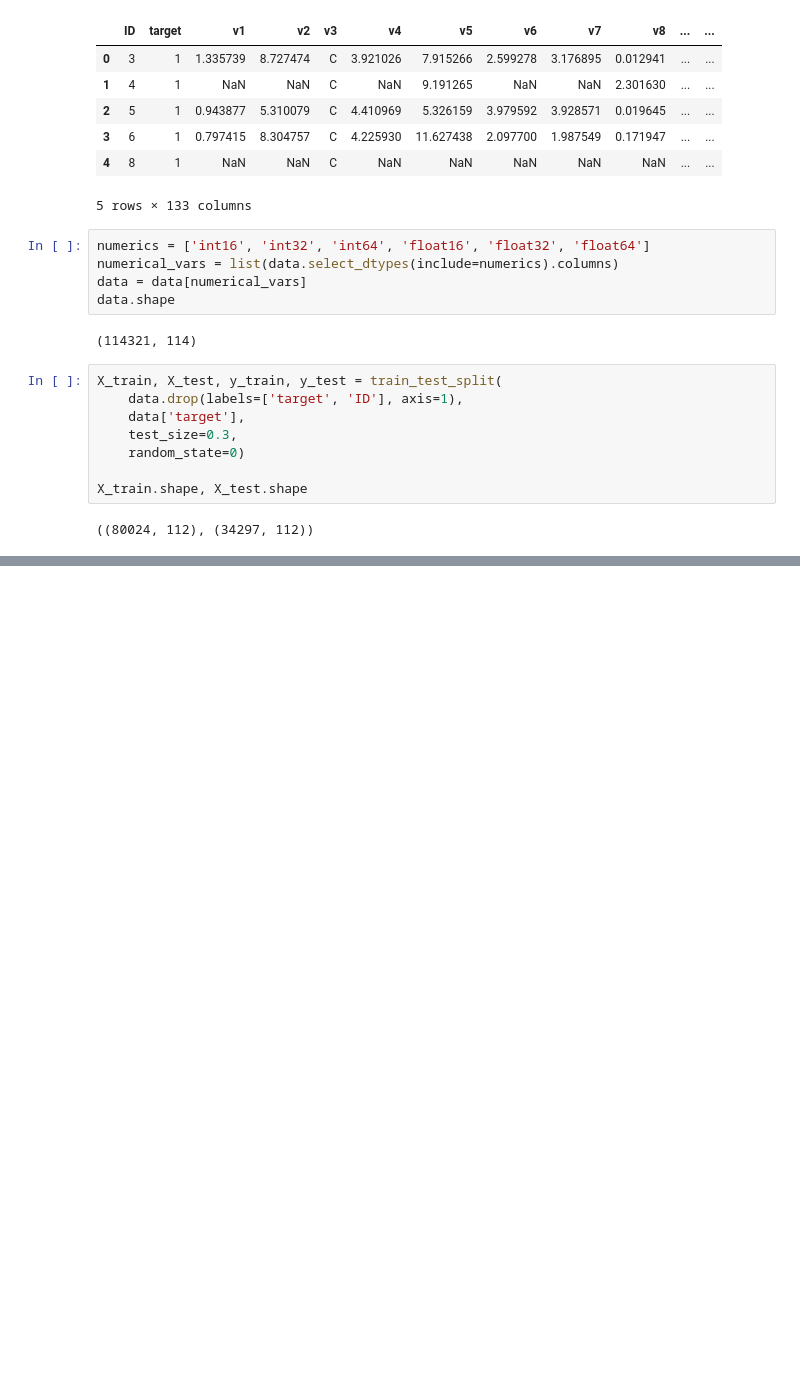
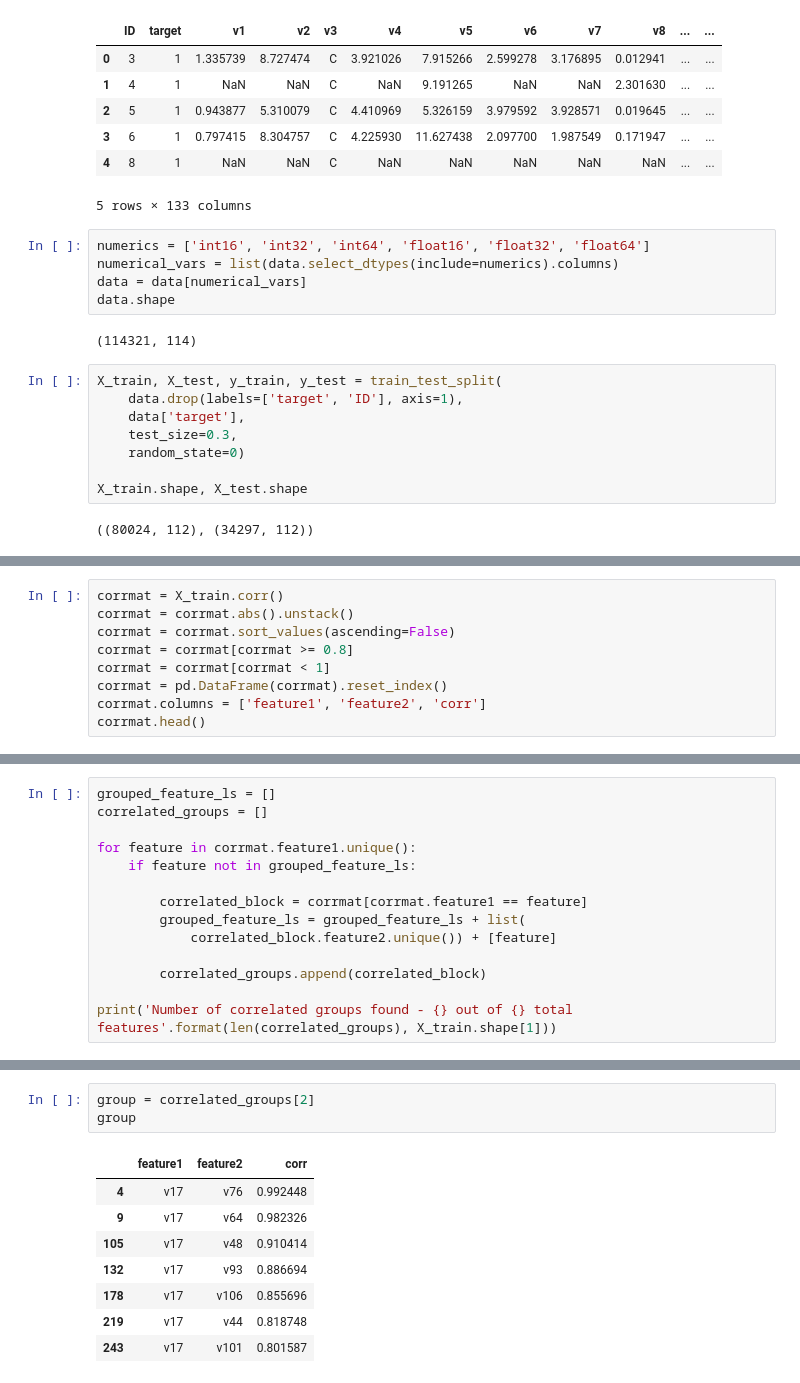
Before and after one commit to DaoodS/Machine_Learning_Projects, a Jupyter notebook: Feature_Selection/Correlation_based_selection.ipynb, the cells around one changed output, grey strips where cells are left out. Drawn from its saved outputs; the diff is of its cells as text; blank space fills up the shorter version.

```diff
--- a/Feature_Selection/Correlation_based_selection.ipynb
+++ b/Feature_Selection/Correlation_based_selection.ipynb
@@ -45,0 +80,9 @@ sns.heatmap(corr_matrix)
+# %%
+corrmat = X_train.corr()
+corrmat = corrmat.abs().unstack()
+corrmat = corrmat.sort_values(ascending=False)
+corrmat = corrmat[corrmat >= 0.8]
+corrmat = corrmat[corrmat < 1]
+corrmat = pd.DataFrame(corrmat).reset_index()
+corrmat.columns = ['feature1', 'feature2', 'corr']
+corrmat.head()
@@ -45,0 +96,14 @@ sns.heatmap(corr_matrix)
+# %%
+grouped_feature_ls = []
+correlated_groups = []
+
+for feature in corrmat.feature1.unique():
+    if feature not in grouped_feature_ls:
+
+        correlated_block = corrmat[corrmat.feature1 == feature]
+        grouped_feature_ls = grouped_feature_ls + list(
+            correlated_block.feature2.unique()) + [feature]
+
+        correlated_groups.append(correlated_block)
+
+print('Number of correlated groups found - {} out of {} total features'.format(len(correlated_groups), X_train.shape[1]))
@@ -45,0 +134,12 @@ sns.heatmap(corr_matrix)
+# %%
+group = correlated_groups[2]
+group
+# %% [output]
+|  | feature1 | feature2 | corr |
+| 4 | v17 | v76 | 0.992448 |
+| 9 | v17 | v64 | 0.982326 |
+| 105 | v17 | v48 | 0.910414 |
+| 132 | v17 | v93 | 0.886694 |
+| 178 | v17 | v106 | 0.855696 |
+| 219 | v17 | v44 | 0.818748 |
+| 243 | v17 | v101 | 0.801587 |
```
Also changed, not shown: parts of 10 cells of this notebook, 2 other files.
